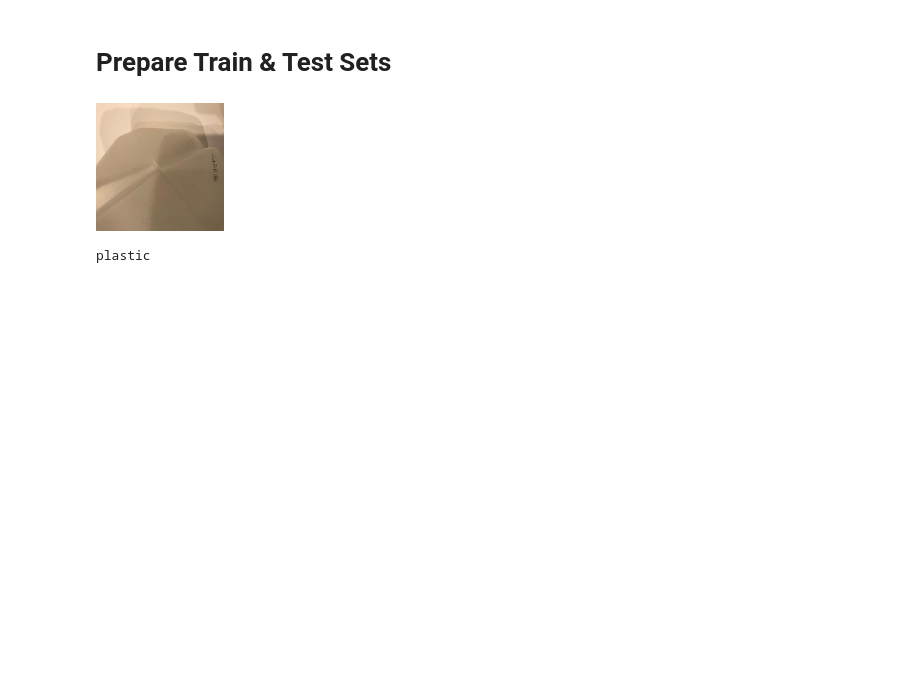
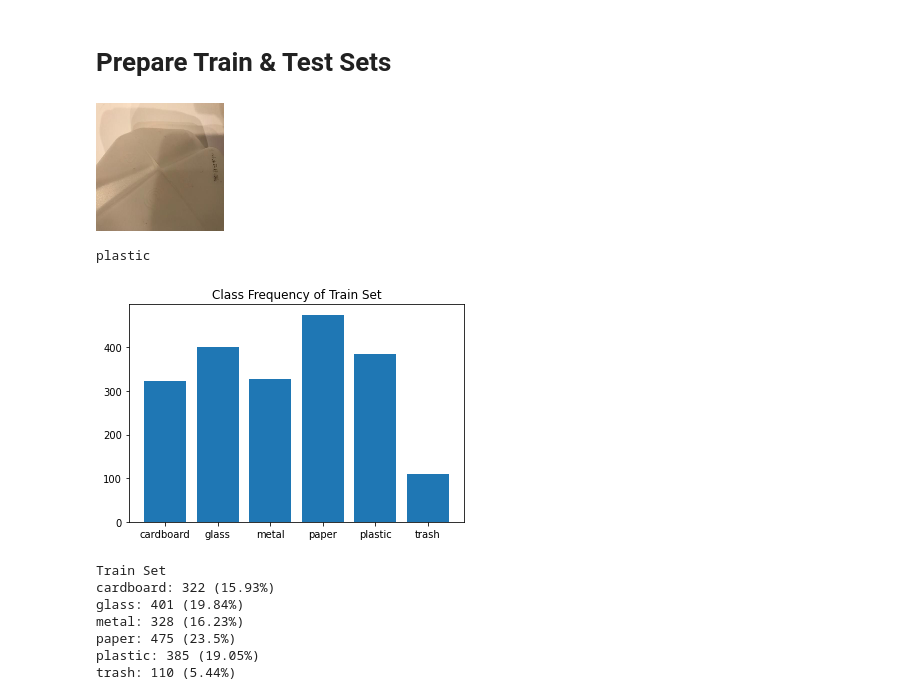
Before and after one commit to jxin11/waste-image-classification, a Jupyter notebook: Waste_Image_Classification.ipynb, the cells around one changed output. Cells and saved outputs as stored; diff of their text form; code cells hidden in the pictures; blank space fills up the shorter version.

Commit message:
train-test split, np array conversion, label encoding, normalization

```diff
--- a/Waste_Image_Classification.ipynb
+++ b/Waste_Image_Classification.ipynb
@@ -79,3 +119,25 @@ print(labels[i])
 # %% [output]
 [figure]
 plastic
+# %%
+# Train test split
+img_train, img_test, label_train, label_test = train_test_split(images, labels, stratify=labels, test_size=0.2)
+# %%
+# Plot Class Freqeuncy of Train Set
+c_train = OrderedDict(sorted(Counter(label_train).items()))
+plt.bar(c_train.keys(), c_train.values())
+plt.title("Class Frequency of Train Set")
+plt.show()
+
+print("\nTrain Set")
+for i, v in enumerate(c_train):
+  print(f"{v}: {c_train[v]} ({round(c_train[v]/sum(c_train.values())*100,2)}%)")
+# %% [output]
+[figure, added]
+Train Set
+cardboard: 322 (15.93%)
+glass: 401 (19.84%)
+metal: 328 (16.23%)
+paper: 475 (23.5%)
+plastic: 385 (19.05%)
+trash: 110 (5.44%)
```
Also changed, not shown: parts of 17 cells of this notebook.
